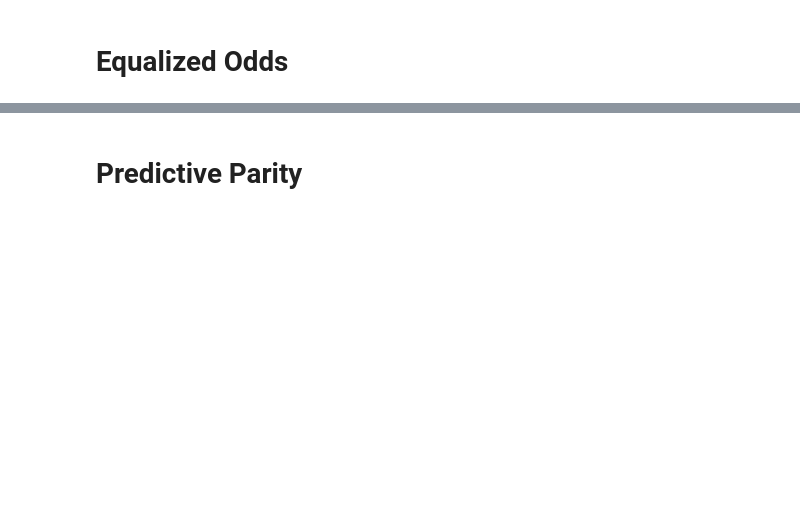
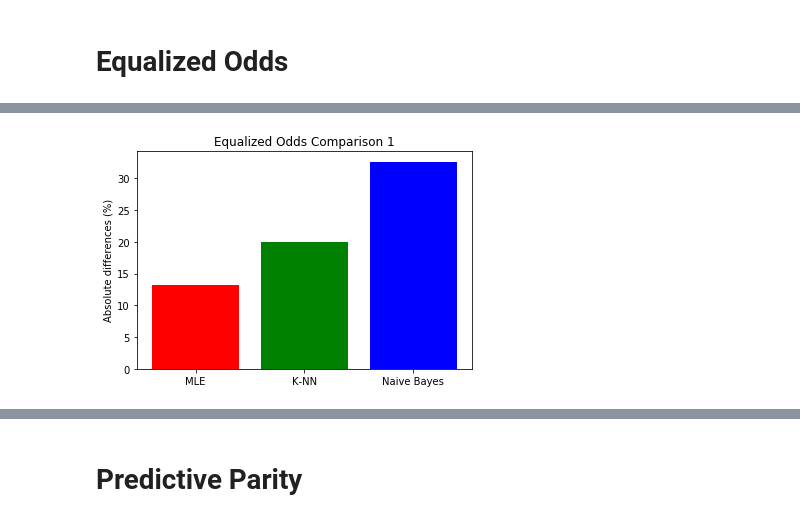
Before and after one commit to 1jinwoo/ML-HW1, a Jupyter notebook: HW1-5.6.ipynb, the cells around one changed output, grey strips where cells are left out. Drawn from its saved outputs; the diff is of its cells as text; code cells hidden in the pictures; blank space fills up the shorter version.

```diff
--- a/HW1-5.6.ipynb
+++ b/HW1-5.6.ipynb
@@ -79,0 +104,10 @@ def find_EO_pr(classifier_df, pred, race, label):
+# %%
+# Note 1, 3 and 2, 4 are the same
+EO_mle_diff1 = find_diff(find_EO_pr(mle_df, pred=1, race=1, label=1),\
+                         find_EO_pr(mle_df, pred=1, race=0, label=1))
+EO_mle_diff2 = find_diff(find_EO_pr(mle_df, pred=1, race=1, label=0),\
+                         find_EO_pr(mle_df, pred=1, race=0, label=0))
+EO_mle_diff3 = find_diff(find_EO_pr(mle_df, pred=0, race=1, label=1),\
+                         find_EO_pr(mle_df, pred=0, race=0, label=1))
+EO_mle_diff4 = find_diff(find_EO_pr(mle_df, pred=0, race=1, label=0),\
+                         find_EO_pr(mle_df, pred=0, race=0, label=0))
@@ -79,0 +120,5 @@ def find_EO_pr(classifier_df, pred, race, label):
+# %%
+EO_knn_diff1 = find_diff(find_EO_pr(knn_df, pred=1, race=1, label=1),\
+                         find_EO_pr(knn_df, pred=1, race=0, label=1))
+EO_knn_diff2 = find_diff(find_EO_pr(knn_df, pred=1, race=1, label=0),\
+                         find_EO_pr(knn_df, pred=1, race=0, label=0))
@@ -79,0 +127,10 @@ def find_EO_pr(classifier_df, pred, race, label):
+# %%
+EO_nb_diff1 = find_diff(find_EO_pr(nb_df, pred=1, race=1, label=1),\
+                         find_EO_pr(nb_df, pred=1, race=0, label=1))
+EO_nb_diff2 = find_diff(find_EO_pr(nb_df, pred=1, race=1, label=0),\
+                         find_EO_pr(nb_df, pred=1, race=0, label=0))
+# %%
+plt.title('Equalized Odds Comparison 1')
+plot_diff([EO_mle_diff1, EO_knn_diff1, EO_nb_diff1])
+# %% [output]
+[figure, added]
```
Also changed, not shown: parts of 37 cells of this notebook, 1 other file.
